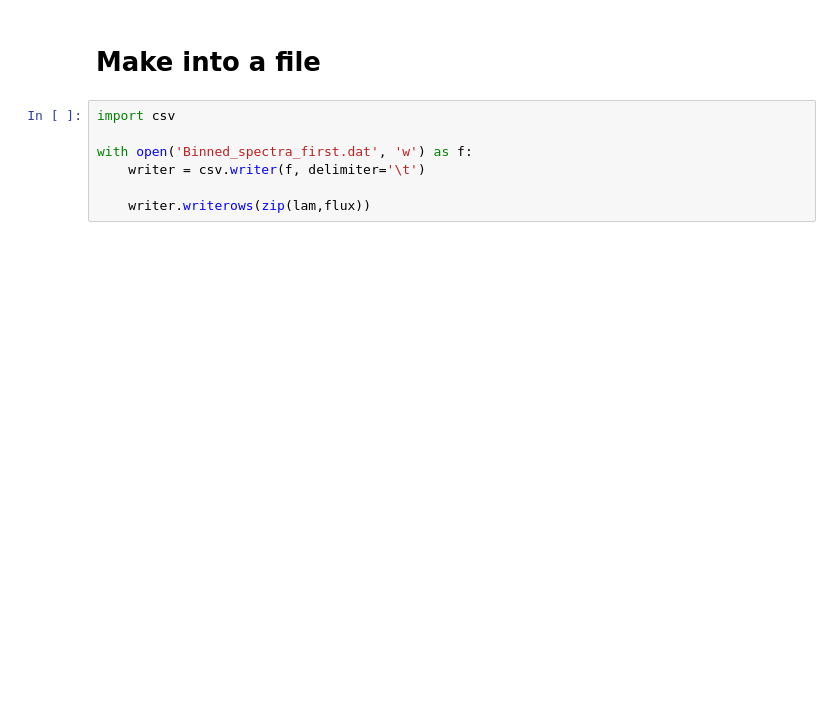
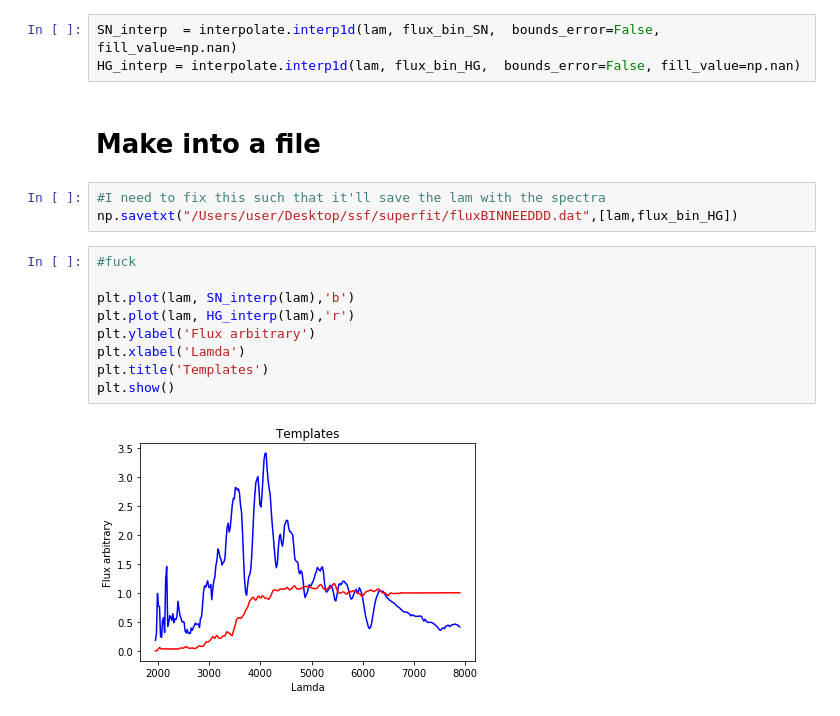
Before and after one commit to oyaron/NGSF, a Jupyter notebook: Bin_SN_HG.ipynb, the cells around one changed output. Saved outputs shown, nothing was run; the diff lists cells and outputs as text; blank space fills up the shorter version.

```diff
--- a/Bin_SN_HG.ipynb
+++ b/Bin_SN_HG.ipynb
@@ -139,9 +158,19 @@ plt.show()
+# %%
+SN_interp  = interpolate.interp1d(lam, flux_bin_SN,  bounds_error=False, fill_value=np.nan)
+HG_interp = interpolate.interp1d(lam, flux_bin_HG,  bounds_error=False, fill_value=np.nan)
 # %% [markdown]
 # Make into a file
-# %%
-import csv
-
-with open('Binned_spectra_first.dat', 'w') as f:
-    writer = csv.writer(f, delimiter='\t')
-
-    writer.writerows(zip(lam,flux))
+# %%
+#I need to fix this such that it'll save the lam with the spectra
+np.savetxt("/Users/user/Desktop/ssf/superfit/fluxBINNEEDDD.dat",[lam,flux_bin_HG])
+# %%
+#fuck
+
+plt.plot(lam, SN_interp(lam),'b')
+plt.plot(lam, HG_interp(lam),'r')
+plt.ylabel('Flux arbitrary')
+plt.xlabel('Lamda')
+plt.title('Templates')
+plt.show()
+# %% [output]
+[figure, added]
```
Also changed, not shown: parts of 7 cells of this notebook.
